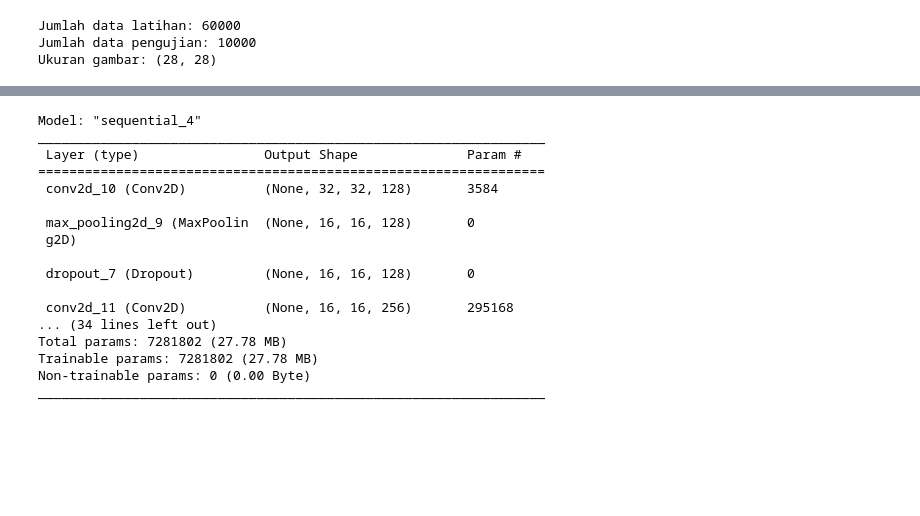
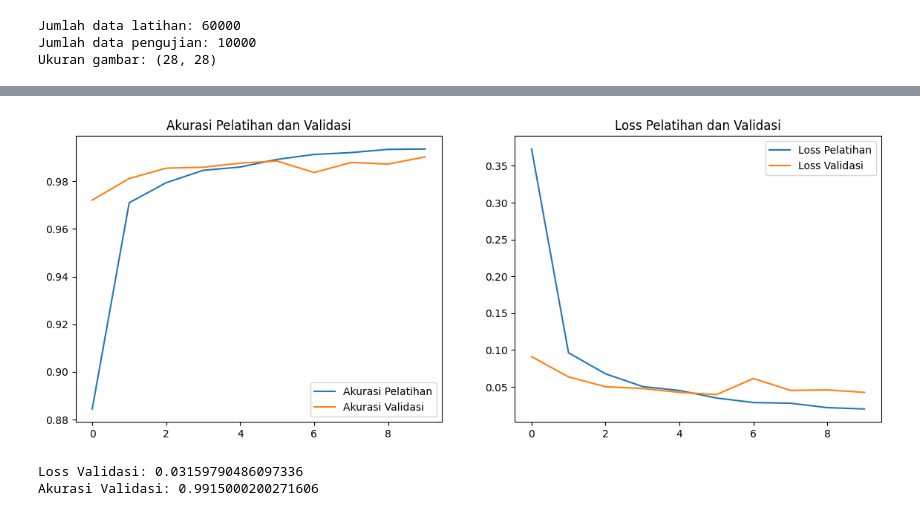
Before and after one commit to Farhanramazainn/FarhanR_MachLearn, a Jupyter notebook: FarhanR_MachLearn_Week11.ipynb, the cells around one changed output, grey strips where cells are left out. Drawn from its saved outputs; the diff is of its cells as text; code cells hidden in the pictures; blank space fills up the shorter version.

```diff
--- a/FarhanR_MachLearn_Week11.ipynb
+++ b/FarhanR_MachLearn_Week11.ipynb
@@ -620,25 +562,0 @@ datagen.fit(X_train)
-# %%
-model = cnn_model()
-model.compile(
-    loss='categorical_crossentropy',
-    optimizer=Adam(learning_rate=0.0003),
-    metrics=['accuracy']
-)
-# %% [output]
-Model: "sequential_4"
-_________________________________________________________________
- Layer (type)                Output Shape              Param #
-=================================================================
- conv2d_10 (Conv2D)          (None, 32, 32, 128)       3584
-
- max_pooling2d_9 (MaxPoolin  (None, 16, 16, 128)       0
- g2D)
-
- dropout_7 (Dropout)         (None, 16, 16, 128)       0
-
- conv2d_11 (Conv2D)          (None, 16, 16, 256)       295168
-... (34 lines left out)
-Total params: 7281802 (27.78 MB)
-Trainable params: 7281802 (27.78 MB)
-Non-trainable params: 0 (0.00 Byte)
-_________________________________________________________________
@@ -646,0 +563,29 @@ scores = model.evaluate(X_test, y_test)
+# %%
+import matplotlib.pyplot as plt
+
+# Plot sejarah pelatihan
+plt.figure(figsize=(14, 5))
+
+plt.subplot(1, 2, 1)
+plt.plot(history.history['accuracy'], label='Akurasi Pelatihan')
+plt.plot(history.history['val_accuracy'], label='Akurasi Validasi')
+plt.legend(loc='lower right')
+plt.title('Akurasi Pelatihan dan Validasi')
+
+plt.subplot(1, 2, 2)
+plt.plot(history.history['loss'], label='Loss Pelatihan')
+plt.plot(history.history['val_loss'], label='Loss Validasi')
+plt.legend(loc='upper right')
+plt.title('Loss Pelatihan dan Validasi')
+
+plt.show()
+# %% [output]
+[figure, added]
+# %%
+# Evaluasi model pada kumpulan data uji
+validation_loss, validation_accuracy = model.evaluate(test_images, test_labels, verbose=False)
+print("Loss Validasi:", validation_loss)
+print("Akurasi Validasi:", validation_accuracy)
+# %% [output]
+Loss Validasi: 0.03159790486097336
+Akurasi Validasi: 0.9915000200271606
```
Also changed, not shown: parts of 43 cells of this notebook.
